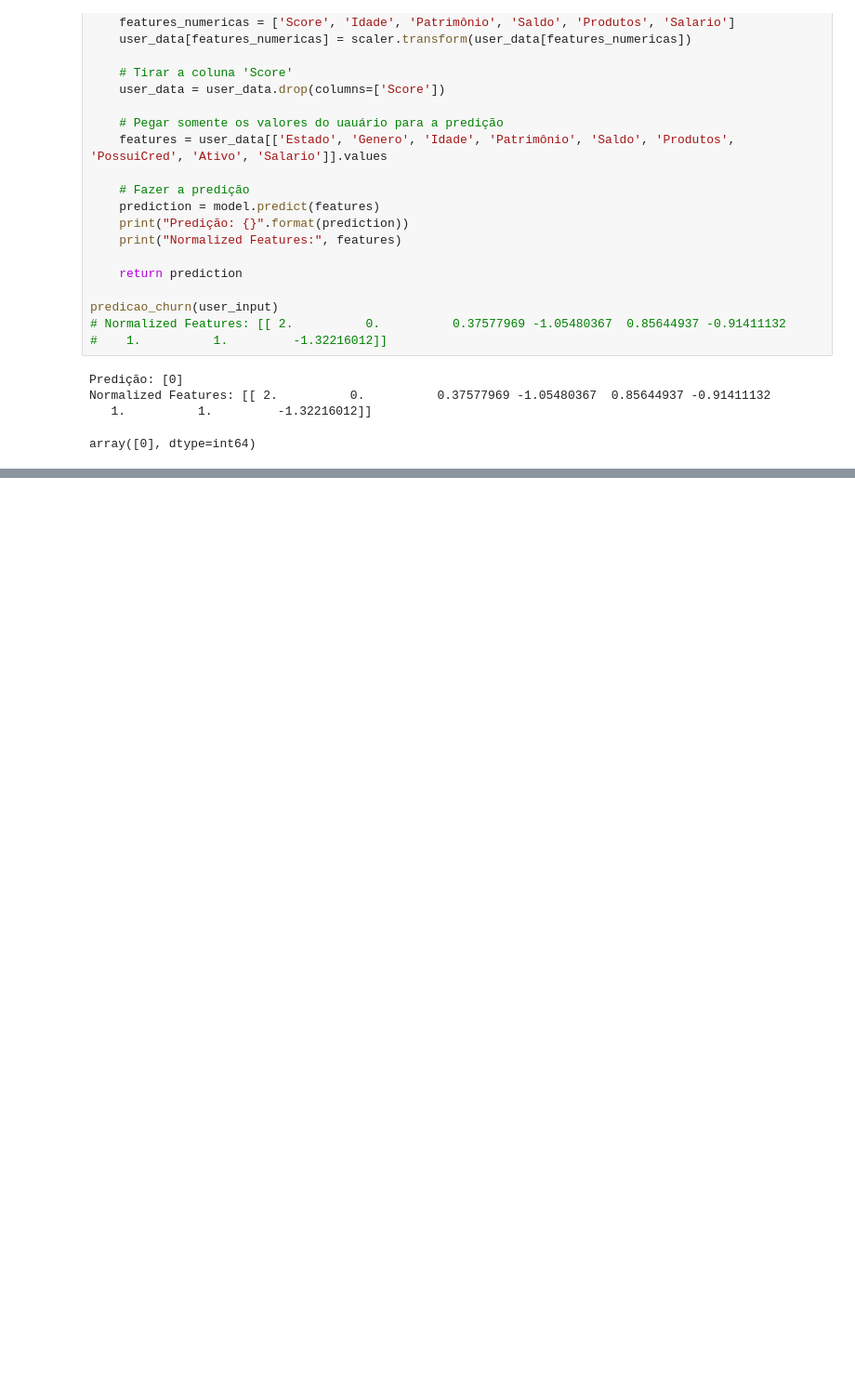
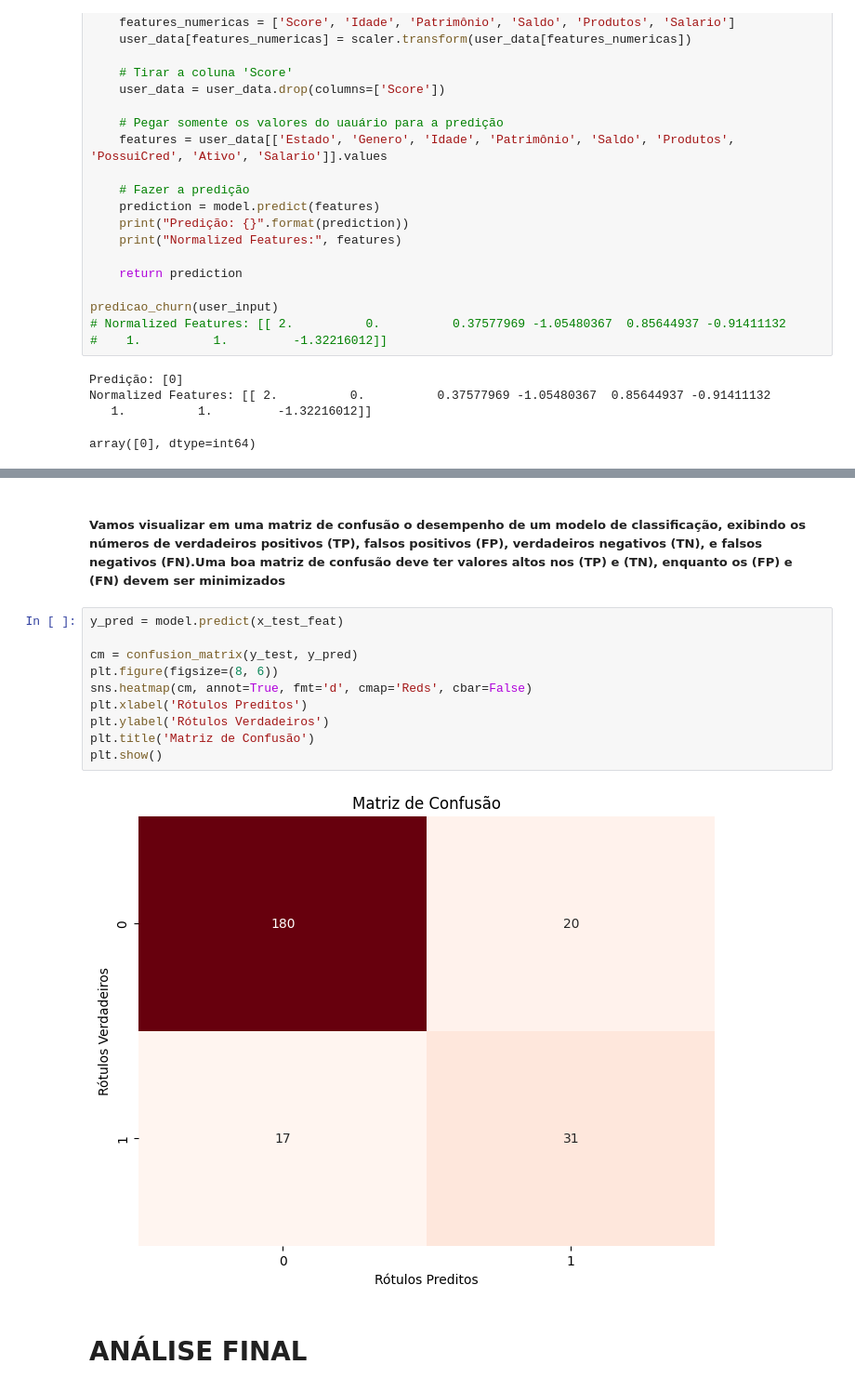
Before and after one commit to MarcosABP/Churn-Dataset, a Jupyter notebook: Churn.ipynb, the cells around one changed output, grey strips where cells are left out. Shown: that part at 93% size. Cells and saved outputs as stored; diff of their text form; blank space fills up the shorter version.

```diff
--- a/Churn.ipynb
+++ b/Churn.ipynb
@@ -690,0 +752,16 @@ array([ inf, 0.99, 0.95, 0.88, 0.87, 0.85, 0.84, 0.8 , 0.79, 0.77, 0.76,
+# %% [markdown]
+##### Vamos visualizar em uma matriz de confusão o desempenho de um modelo de classificação, exibindo os números de verdadeiros positivos (TP), falsos positivos (FP), verdadeiros negativos (TN), e falsos negativos (FN).Uma boa matriz de confusão deve ter valores altos nos (TP) e (TN), enquanto os (FP) e (FN) devem ser minimizados
+# %%
+y_pred = model.predict(x_test_feat)
+
+cm = confusion_matrix(y_test, y_pred)
+plt.figure(figsize=(8, 6))
+sns.heatmap(cm, annot=True, fmt='d', cmap='Reds', cbar=False)
+plt.xlabel('Rótulos Preditos')
+plt.ylabel('Rótulos Verdadeiros')
+plt.title('Matriz de Confusão')
+plt.show()
+# %% [output]
+[figure, added]
+# %% [markdown]
+# ANÁLISE FINAL
```
Also changed, not shown: parts of 26 cells of this notebook.
